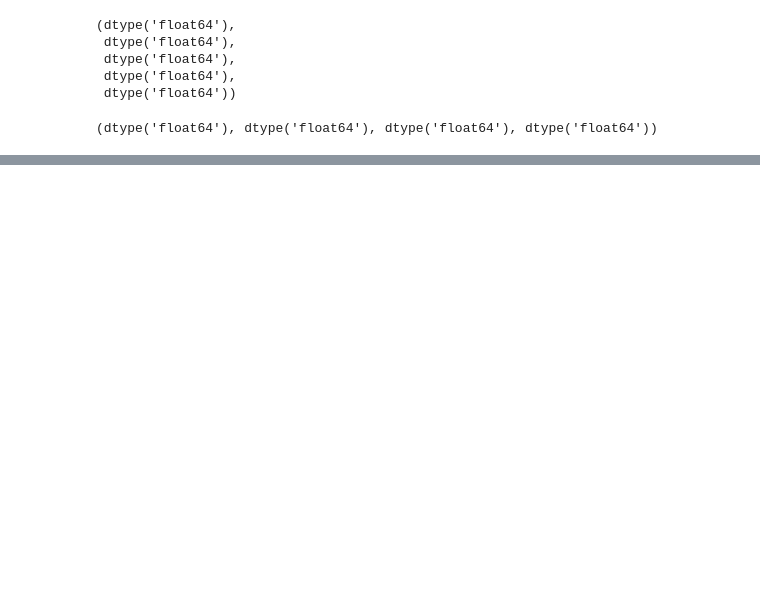
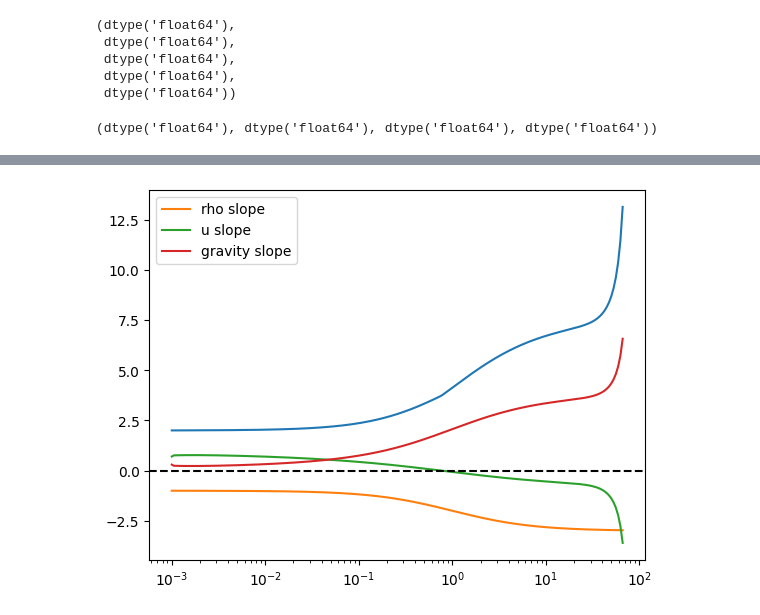
Before and after one commit to dhrubadc/SIDM-GTF, a Jupyter notebook: test.ipynb, the cells around one changed output, grey strips where cells are left out. Cells and saved outputs as stored; diff of their text form; code cells hidden in the pictures; blank space fills up the shorter version.

```diff
--- a/test.ipynb
+++ b/test.ipynb
@@ -71,0 +61,18 @@ array([0.00000000e+00, 6.66000500e-07, 7.25219405e-07, 7.91456816e-07,
+# %%
+rho_slope, u_slope, gravity_slope, hydro_scale = hydrostatic_terms_and_scale(ln_r_edge, u, ln_rho, M_edge)
+# %%
+fig, ax =  plt.subplots()
+
+ax.plot(r_edge[1:-1],hydro_scale)
+
+ax.plot(r_edge[1:-1],rho_slope,label='rho slope')
+ax.plot(r_edge[1:-1],u_slope,label='u slope')
+
+ax.plot(r_edge[1:-1],gravity_slope,label='gravity slope')
+
+ax.axhline(y=0,ls='--',color='black')
+
+ax.legend()
+ax.set_xscale('log')
+# %% [output]
+[figure, added]
```
Also changed, not shown: parts of 7 cells of this notebook, 1 other file.
